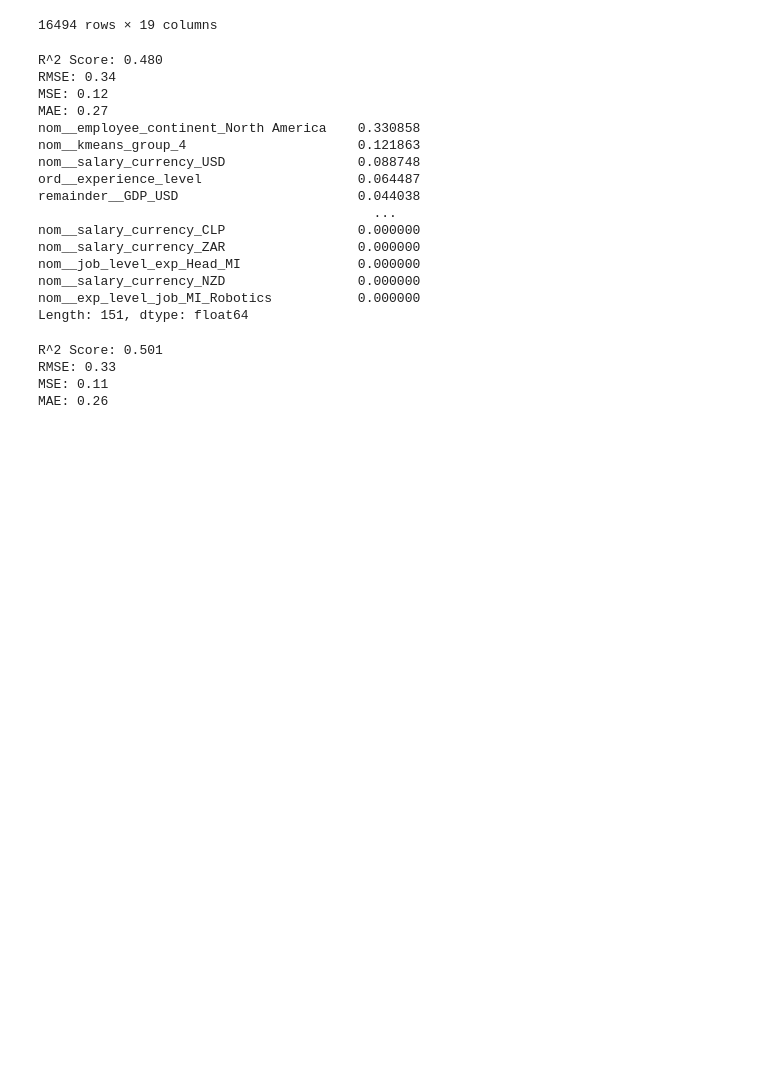
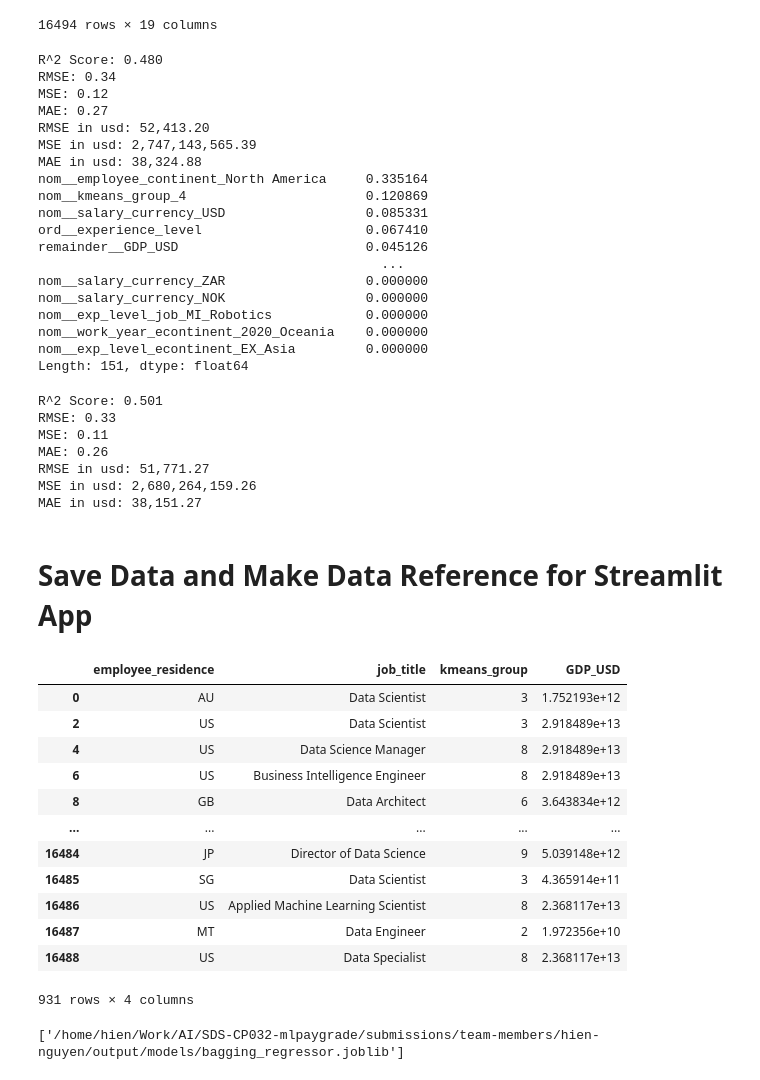
Before and after one commit to YanCotta/SDS-CP032-mlpaygrade, a Jupyter notebook: submissions/team-members/hien-nguyen/EDA&baselines.ipynb, the cells around one changed output. Drawn from its saved outputs; the diff is of its cells as text; code cells hidden in the pictures; blank space fills up the shorter version.

```diff
--- a/submissions/team-members/hien-nguyen/EDA&baselines.ipynb
+++ b/submissions/team-members/hien-nguyen/EDA&baselines.ipynb
@@ -692,23 +711,26 @@ ordinal_cols = [0,1,2,3]
 nominal_cols = [4,5,6,7,8,9,10,11,12,13,14,15]
 ct, X_train, X_test, y_train, y_test = features_preprocessing(salaries7, ordinal_cols, nominal_cols,
                                                               stratify_col='employee_continent')
-r2, rmse, mse, mae, importances_series_final_features = reg_metrics(salaries7, rf_reg, ct, X_train, y_train, X_test, y_test)
+r2, rmse, mse, mae, mse_usd, rmse_usd, mae_usd, importances_series_final_features = reg_metrics(salaries7, rf_reg, ct, X_train, y_train, X_test, y_test)
 # %% [output]
 R^2 Score: 0.480
 RMSE: 0.34
 MSE: 0.12
 MAE: 0.27
-nom__employee_continent_North America    0.330858
-nom__kmeans_group_4                      0.121863
-nom__salary_currency_USD                 0.088748
-ord__experience_level                    0.064487
-remainder__GDP_USD                       0.044038
-                                           ...
-nom__salary_currency_CLP                 0.000000
-nom__salary_currency_ZAR                 0.000000
-nom__job_level_exp_Head_MI               0.000000
-nom__salary_currency_NZD                 0.000000
-nom__exp_level_job_MI_Robotics           0.000000
+RMSE in usd: 52,413.20
+MSE in usd: 2,747,143,565.39
+MAE in usd: 38,324.88
+nom__employee_continent_North America     0.335164
+nom__kmeans_group_4                       0.120869
+nom__salary_currency_USD                  0.085331
+ord__experience_level                     0.067410
+remainder__GDP_USD                        0.045126
+                                            ...
+nom__salary_currency_ZAR                  0.000000
+nom__salary_currency_NOK                  0.000000
+nom__exp_level_job_MI_Robotics            0.000000
+nom__work_year_econtinent_2020_Oceania    0.000000
+nom__exp_level_econtinent_EX_Asia         0.000000
 Length: 151, dtype: float64
 # %%
 base_reg = XGBRegressor()
@@ -719,18 +741,49 @@ bag_reg = BaggingRegressor(
     bootstrap=True,
     n_jobs=-1
 )
-r2, rmse, mse, mae, importances_series = reg_metrics(salaries7, bag_reg, ct, X_train, y_train, X_test, y_test, feature_importance=False)
+r2, rmse, mse, mae, mse_usd, rmse_usd, mae_usd, importances_series = reg_metrics(salaries7, bag_reg, ct, X_train, y_train, X_test, y_test, feature_importance=False)
 # %% [output]
 R^2 Score: 0.501
 RMSE: 0.33
 MSE: 0.11
 MAE: 0.26
+RMSE in usd: 51,771.27
+MSE in usd: 2,680,264,159.26
+MAE in usd: 38,151.27
 # %%
 # log_to_mlflow(bag_reg, 'with_new_features_and_log_target', 'bagging_xgb', r2, rmse, mse, mae)
+# %% [markdown]
+# Save Data and Make Data Reference for Streamlit App
+# %%
+kmeans_gdp_reference = pd.DataFrame()
+kmeans_gdp_reference['employee_residence'] = salaries2['employee_residence']
+kmeans_gdp_reference['job_title'] = salaries2['job_title']
+kmeans_gdp_reference['kmeans_group'] = salaries7['kmeans_group']
+kmeans_gdp_reference['GDP_USD'] = salaries7['GDP_USD']
+kmeans_gdp_reference = kmeans_gdp_reference.drop_duplicates()
+kmeans_gdp_reference
+# %% [output]
+|  | employee_residence | job_title | kmeans_group | GDP_USD |
+| 0 | AU | Data Scientist | 3 | 1.752193e+12 |
+| 2 | US | Data Scientist | 3 | 2.918489e+13 |
+| 4 | US | Data Science Manager | 8 | 2.918489e+13 |
+| 6 | US | Business Intelligence Engineer | 8 | 2.918489e+13 |
+| 8 | GB | Data Architect | 6 | 3.643834e+12 |
+| ... | ... | ... | ... | ... |
+| 16484 | JP | Director of Data Science | 9 | 5.039148e+12 |
+| 16485 | SG | Data Scientist | 3 | 4.365914e+11 |
+| 16486 | US | Applied Machine Learning Scientist | 8 | 2.368117e+13 |
+| 16487 | MT | Data Engineer | 2 | 1.972356e+10 |
+| 16488 | US | Data Specialist | 8 | 2.368117e+13 |
+931 rows × 4 columns
 # %%
 salaries7.to_parquet(preprocessed_data/'preprocessed_data.parquet', index=False)
 importances_series_final_features.to_csv(preprocessed_data/'final_features.csv', index=True)
+kmeans_gdp_reference.to_csv(preprocessed_data/'kmeans_gdp_reference.csv', index=False)
 np.save(preprocessed_data/'preprocessed_X_train.npy', X_train)
 np.save(preprocessed_data/'preprocessed_y_train.npy', y_train)
 np.save(preprocessed_data/'preprocessed_X_test.npy', X_test)
 np.save(preprocessed_data/'preprocessed_y_test.npy', y_test)
+joblib.dump(bag_reg, output/"models/bagging_regressor.joblib")
+# %% [output]
+['/home/hien/Work/AI/SDS-CP032-mlpaygrade/submissions/team-members/hien-nguyen/output/models/bagging_regressor.joblib']
```
Also changed, not shown: parts of 5 cells of this notebook, 20 other files.
